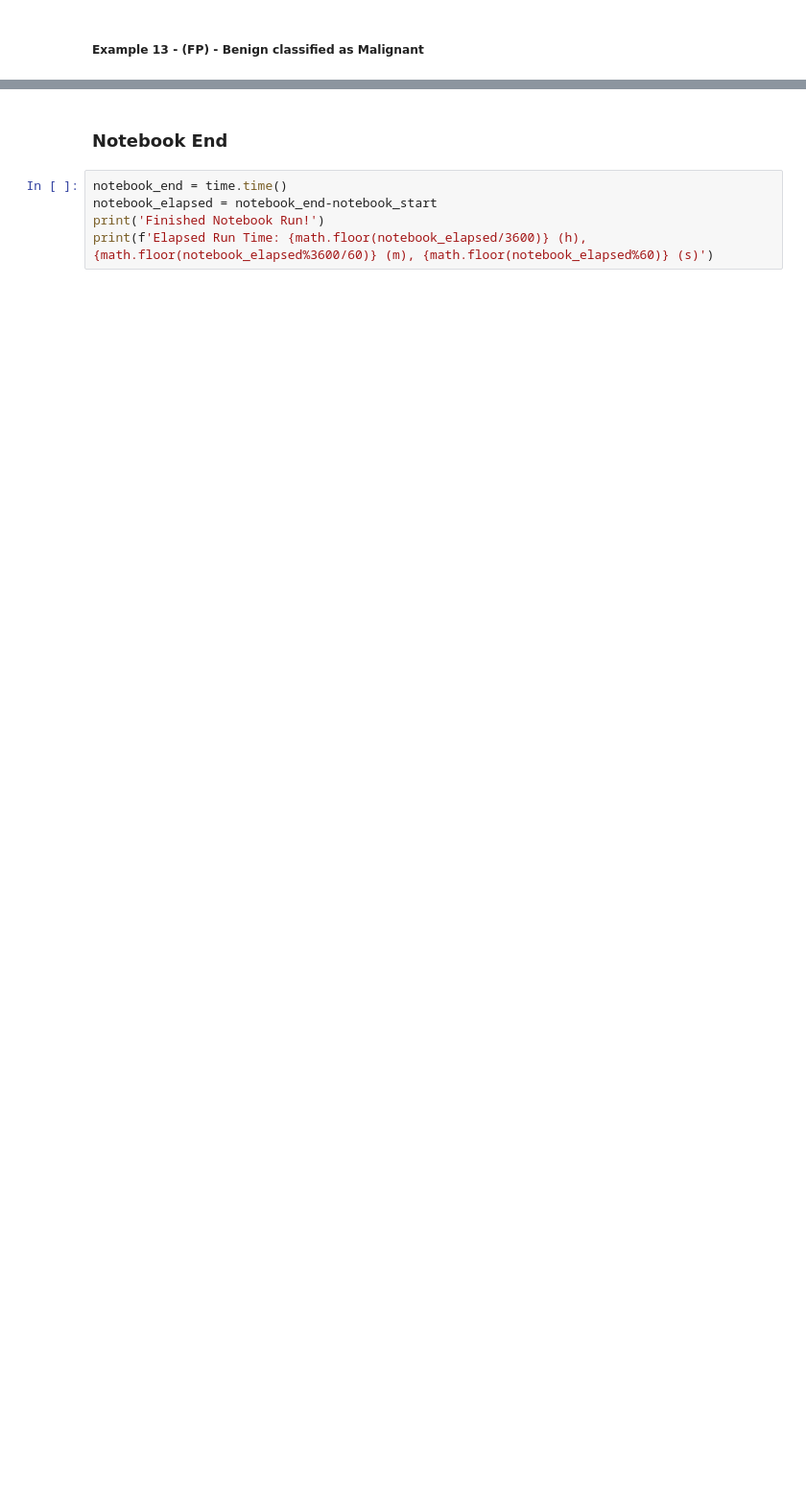
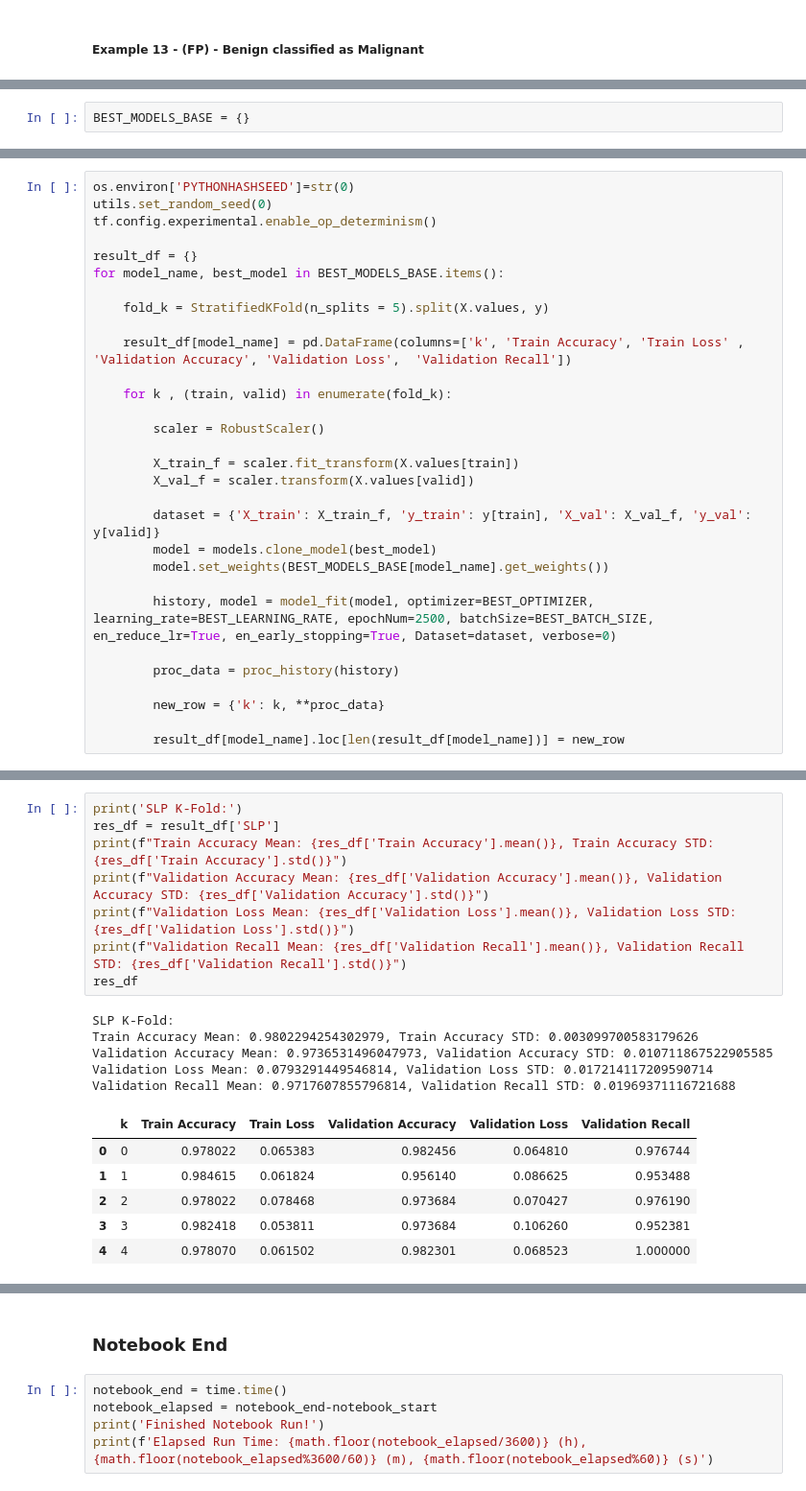
Before and after one commit to Team-AY/Breast-Cancer-Prediction, a Jupyter notebook: Best_models_results.ipynb, the cells around one changed output, grey strips where cells are left out. Shown at 96% size. Cells and saved outputs as stored; diff of their text form; blank space fills up the shorter version.

```diff
--- a/Best_models_results.ipynb
+++ b/Best_models_results.ipynb
@@ -1127,0 +719,2 @@ res_df.style.apply(lambda x: ["background: green" if idx==3 and abs(v)>abs(3*x.i
+# %%
+BEST_MODELS_BASE = {}
@@ -1127,0 +765,30 @@ res_df.style.apply(lambda x: ["background: green" if idx==3 and abs(v)>abs(3*x.i
+# %%
+os.environ['PYTHONHASHSEED']=str(0)
+utils.set_random_seed(0)
+tf.config.experimental.enable_op_determinism()
+
+result_df = {}
+for model_name, best_model in BEST_MODELS_BASE.items():
+
+    fold_k = StratifiedKFold(n_splits = 5).split(X.values, y)
+
+    result_df[model_name] = pd.DataFrame(columns=['k', 'Train Accuracy', 'Train Loss' , 'Validation Accuracy', 'Validation Loss',  'Validation Recall'])
+
+    for k , (train, valid) in enumerate(fold_k):
+
+        scaler = RobustScaler()
+
+        X_train_f = scaler.fit_transform(X.values[train])
+        X_val_f = scaler.transform(X.values[valid])
+
+        dataset = {'X_train': X_train_f, 'y_train': y[train], 'X_val': X_val_f, 'y_val': y[valid]}
+        model = models.clone_model(best_model)
+        model.set_weights(BEST_MODELS_BASE[model_name].get_weights())
+
+        history, model = model_fit(model, optimizer=BEST_OPTIMIZER, learning_rate=BEST_LEARNING_RATE, epochNum=2500, batchSize=BEST_BATCH_SIZE, en_reduce_lr=True, en_early_stopping=True, Dataset=dataset, verbose=0)
+
+        proc_data = proc_history(history)
+
+        new_row = {'k': k, **proc_data}
+
+        result_df[model_name].loc[len(result_df[model_name])] = new_row
@@ -1127,0 +819,20 @@ res_df.style.apply(lambda x: ["background: green" if idx==3 and abs(v)>abs(3*x.i
+# %%
+print('SLP K-Fold:')
+res_df = result_df['SLP']
+print(f"Train Accuracy Mean: {res_df['Train Accuracy'].mean()}, Train Accuracy STD: {res_df['Train Accuracy'].std()}")
+print(f"Validation Accuracy Mean: {res_df['Validation Accuracy'].mean()}, Validation Accuracy STD: {res_df['Validation Accuracy'].std()}")
+print(f"Validation Loss Mean: {res_df['Validation Loss'].mean()}, Validation Loss STD: {res_df['Validation Loss'].std()}")
+print(f"Validation Recall Mean: {res_df['Validation Recall'].mean()}, Validation Recall STD: {res_df['Validation Recall'].std()}")
+res_df
+# %% [output]
+SLP K-Fold:
+Train Accuracy Mean: 0.9802294254302979, Train Accuracy STD: 0.003099700583179626
+Validation Accuracy Mean: 0.9736531496047973, Validation Accuracy STD: 0.010711867522905585
+Validation Loss Mean: 0.0793291449546814, Validation Loss STD: 0.017214117209590714
+Validation Recall Mean: 0.9717607855796814, Validation Recall STD: 0.01969371116721688
+|  | k | Train Accuracy | Train Loss | Validation Accuracy | Validation Loss | Validation Recall |
+| 0 | 0 | 0.978022 | 0.065383 | 0.982456 | 0.064810 | 0.976744 |
+| 1 | 1 | 0.984615 | 0.061824 | 0.956140 | 0.086625 | 0.953488 |
+| 2 | 2 | 0.978022 | 0.078468 | 0.973684 | 0.070427 | 0.976190 |
+| 3 | 3 | 0.982418 | 0.053811 | 0.973684 | 0.106260 | 0.952381 |
+| 4 | 4 | 0.978070 | 0.061502 | 0.982301 | 0.068523 | 1.000000 |
```
Also changed, not shown: parts of 50 cells of this notebook, 3 other files.
